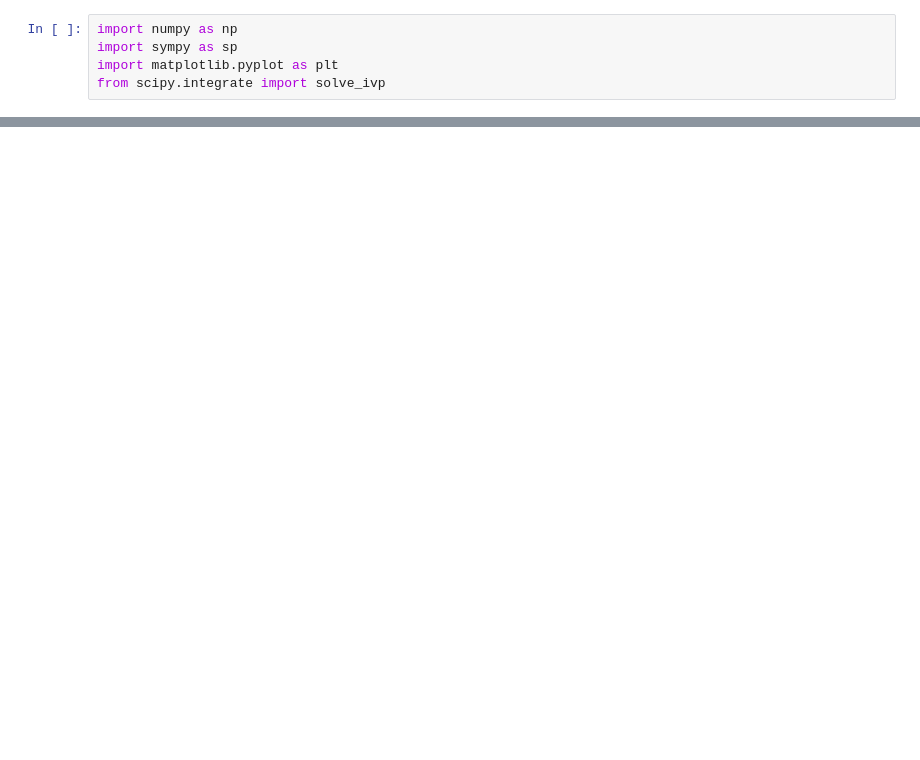
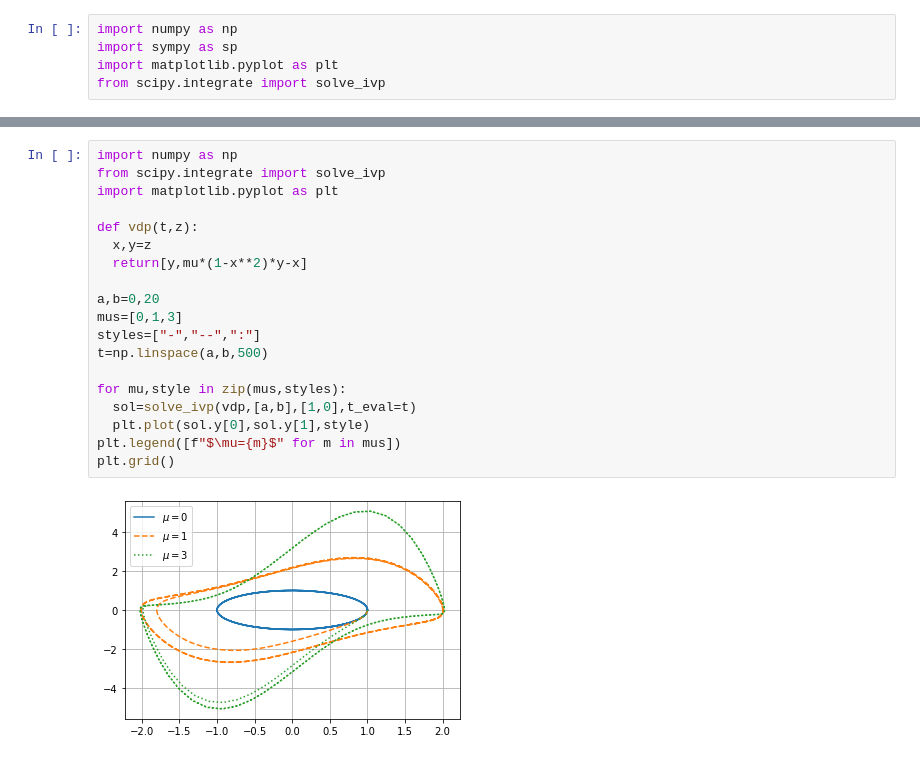
Before and after one commit to MarioBolanos/Modelado-y-Simulacion, a Jupyter notebook: Ciclos_Limite.ipynb, the cells around one changed output, grey strips where cells are left out. Saved outputs shown, nothing was run; the diff lists cells and outputs as text; blank space fills up the shorter version.

```diff
--- a/Ciclos_Limite.ipynb
+++ b/Ciclos_Limite.ipynb
@@ -45,0 +75,21 @@ Text(0.5, 0, 'predator')
+# %%
+import numpy as np
+from scipy.integrate import solve_ivp
+import matplotlib.pyplot as plt
+
+def vdp(t,z):
+  x,y=z
+  return[y,mu*(1-x**2)*y-x]
+
+a,b=0,20
+mus=[0,1,3]
+styles=["-","--",":"]
+t=np.linspace(a,b,500)
+
+for mu,style in zip(mus,styles):
+  sol=solve_ivp(vdp,[a,b],[1,0],t_eval=t)
+  plt.plot(sol.y[0],sol.y[1],style)
+plt.legend([f"$\mu={m}$" for m in mus])
+plt.grid()
+# %% [output]
+[figure, added]
```
Also changed, not shown: parts of 28 cells of this notebook.
